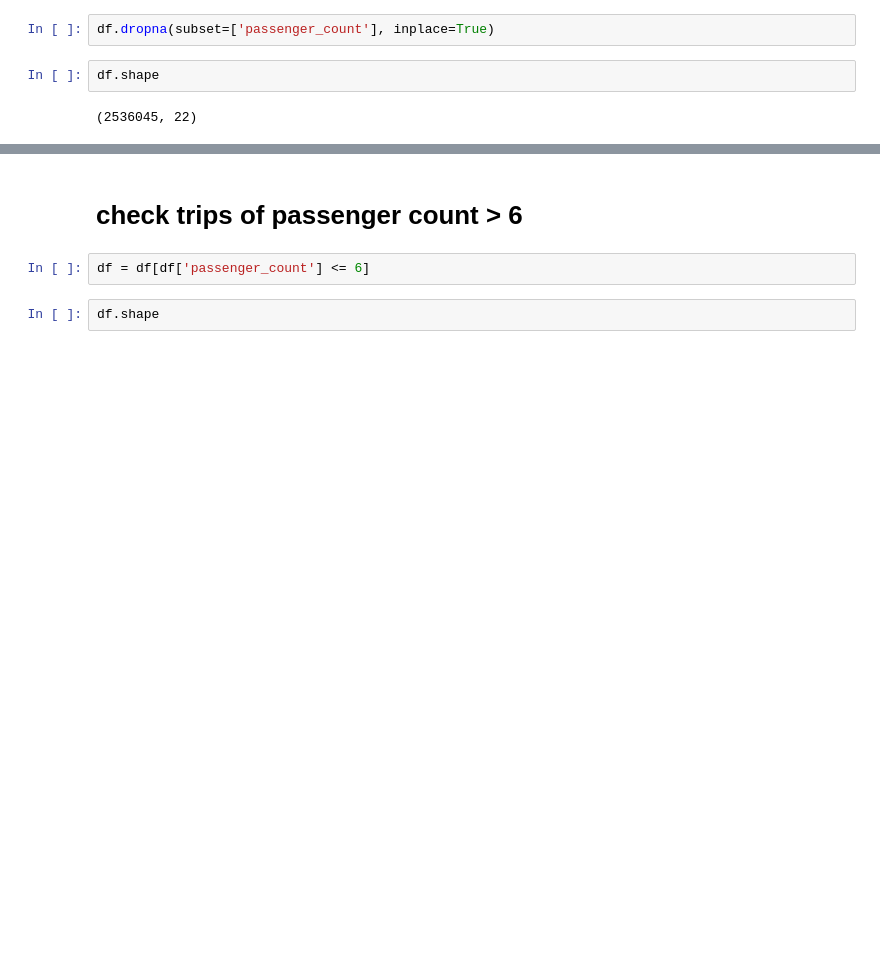
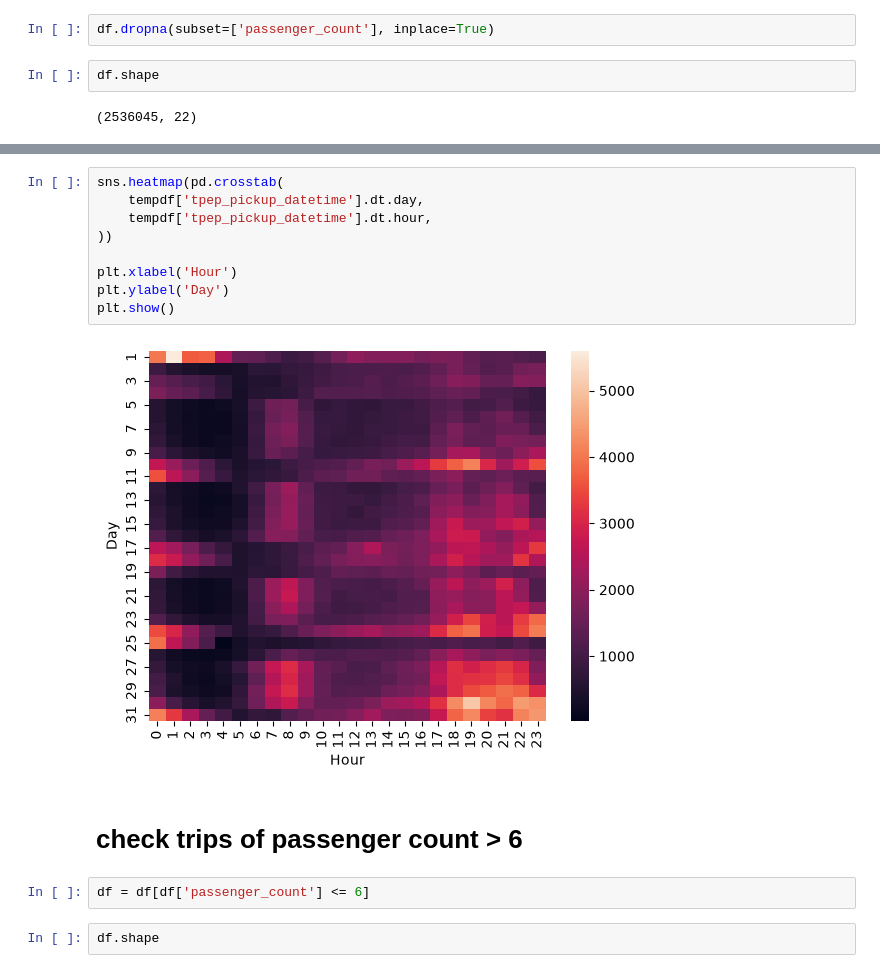
Before and after one commit to anirban2005143a/NYC-TLC-Analysis, a Jupyter notebook: data/data_processing/clean_passenger_count.ipynb, the cells around one changed output, grey strips where cells are left out. Saved outputs shown, nothing was run; the diff lists cells and outputs as text; blank space fills up the shorter version.

```diff
--- a/data/data_processing/clean_passenger_count.ipynb
+++ b/data/data_processing/clean_passenger_count.ipynb
@@ -96,3 +114,14 @@ df.shape
+# %%
+sns.heatmap(pd.crosstab(
+    tempdf['tpep_pickup_datetime'].dt.day,
+    tempdf['tpep_pickup_datetime'].dt.hour,
+))
+
+plt.xlabel('Hour')
+plt.ylabel('Day')
+plt.show()
+# %% [output]
+[figure, added]
 # %% [markdown]
 # check trips of passenger count > 6
 # %%
```
Also changed, not shown: parts of 7 cells of this notebook, 2 other files.
